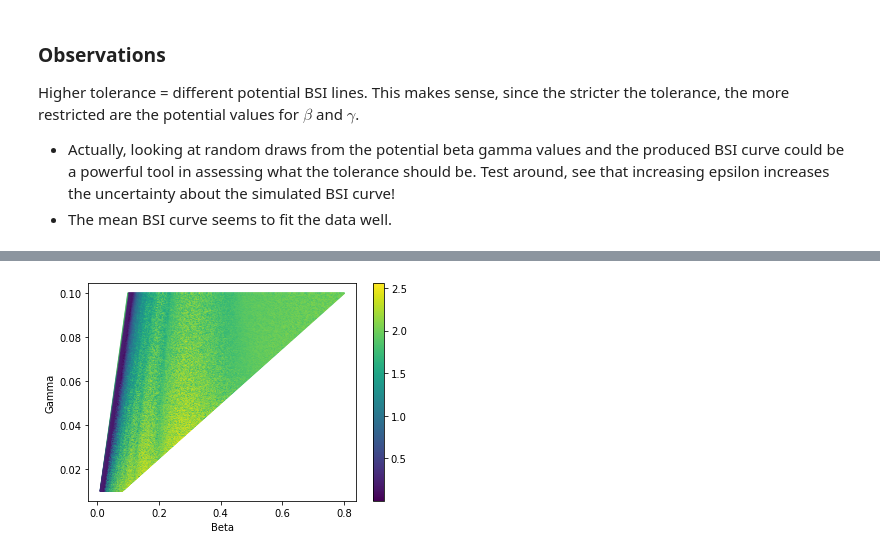
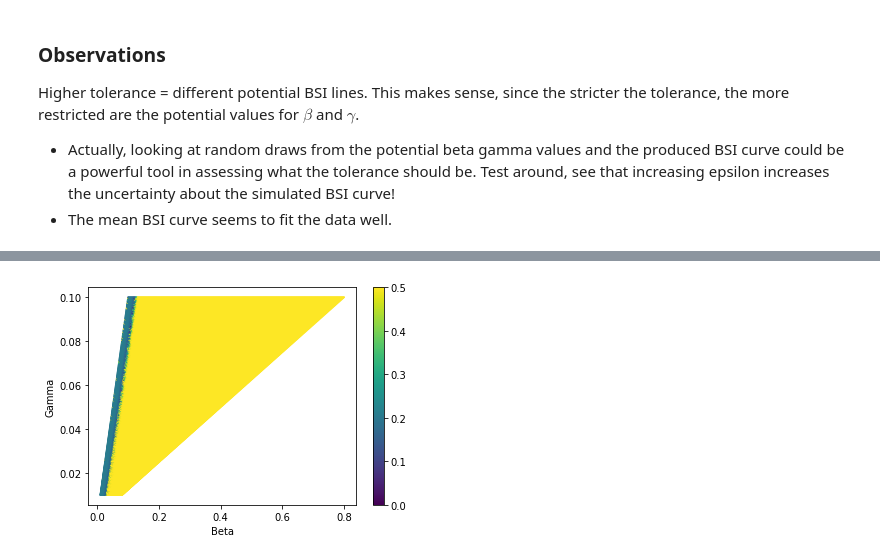
Before and after one commit to fanoja/Ecoli-R0, a Jupyter notebook: grid/grid_visualization.ipynb, the cells around one changed output, grey strips where cells are left out. Cells and saved outputs as stored; diff of their text form; code cells hidden in the pictures.

```diff
--- a/grid/grid_visualization.ipynb
+++ b/grid/grid_visualization.ipynb
@@ -522,6 +506,12 @@ I0 = theta_BSI_A_0*theta_C/(theta_BSI_A_0 + or_hat*theta_BSI - theta_BSI_A_0*or_
 # %%
 # Test this by fitting to real data:
+
+res_root = "grid/res/14_years/"
+import os
+import importlib
 print(os.getcwd())
+os.chdir('/u/50/ojalaf2/unix/Dropbox (Aalto)/Ecoli/')
+
 import grid_params
 importlib.reload(grid_params)
 from grid_params import *
@@ -539,6 +529,7 @@ pop_size = 1000000
 theta_bsi = 0.00001
 res_id = "I0_test"
 obs_data = "NORM"
+n_grid = 250
 
 print(batch_size)
 
@@ -567,6 +558,7 @@ plt.savefig(res_root + "real_BSI_obs_" + res_id + ".pdf", format="pdf", bbox_inc
 Using real data. Dataset: NORM, clade: A
 [figure]
 # %%
+pairs = get_valid_beta_gamma_pairs(n_grid, n_grid)
 dists, summary_dists = get_distance_points(pairs, bsi_obs, sim_pars, [BSI_max, BSI_max_t])
 # %% [output]
 Iter: 0
@@ -644,13 +635,13 @@ print(par1s)
 
 # In addition, show the mean simulation line:
 mean_simseq = SIR_and_BSI_simulator(par1 = np.mean(pairs[np.where(dists< eps)[0],0]), par2 = np.mean(pairs[np.where(dists < eps)[0],1]), nt = sim_pars["n_weeks"], N = sim_pars["pop_size"],\
-                               bsi_pars = bsi_pars, I0 = sim_pars["I0"], is_prop = sim_pars["is_prop"], is_agg = sim_pars["is_agg"],\
+                               bsi_pars = bsi_pars, is_prop = sim_pars["is_prop"], is_agg = sim_pars["is_agg"],\
                                time_period = sim_pars["time_period"], reparam = sim_pars["reparam"], batch_size = sim_pars["batch_size"],\
                                random_state = sim_pars["random_state"])
 
 for i in range(0,n_reps):
     simseq = SIR_and_BSI_simulator(par1 = par1s[i], par2 = par2s[i], nt = sim_pars["n_weeks"], N = sim_pars["pop_size"],\
-                                   bsi_pars = bsi_pars, I0 = sim_pars["I0"], is_prop = sim_pars["is_prop"], is_agg = sim_pars["is_agg"],\
+                                   bsi_pars = bsi_pars, is_prop = sim_pars["is_prop"], is_agg = sim_pars["is_agg"],\
                                    time_period = sim_pars["time_period"], reparam = sim_pars["reparam"], batch_size = sim_pars["batch_size"],\
                                    random_state = sim_pars["random_state"])
 
@@ -661,18 +652,22 @@ plt.plot(np.array(bsi_obs_data), label = "True BSI", color = "orange")
 
 
 plt.legend()
-plt.title(f"Simulated peak, clade {clade}")
+plt.title(f"Simulated and observed BSI, clade {clade}")
 plt.savefig(res_root + "incidence_results_I0_test" + ".pdf", format="pdf", bbox_inches="tight")
+plt.xlabel("Year")
+plt.ylabel("Proportion of population")
 plt.show()
 
 # also include the SIR curve representing the colonization proportion - mean value:
 from cluster.scripts.SIR_functions import SIR, prop_to_nSIR
 colseq = SIR(par1 = np.mean(pairs[np.where(dists< eps)[0],0]), par2 = np.mean(pairs[np.where(dists< eps)[0],1]),\
-             nt = sim_pars["n_weeks"], N = sim_pars["pop_size"], I0 = sim_pars["I0"], reparam = sim_pars["reparam"],\
+             nt = sim_pars["n_weeks"], N = sim_pars["pop_size"],reparam = sim_pars["reparam"],\
              batch_size = sim_pars["batch_size"], random_state = sim_pars["random_state"])
 
 #print(colseq)
 plt.plot(colseq[1][0], label = f"Mean colonization", color = "red")
 plt.title(f"Colonization by clade {clade}")
+plt.xlabel("Week")
+plt.ylabel("Proportion of population")
 plt.show()
 # %% [output]
@@ -742,16 +737,8 @@ plt.plot(bsi_obs)
 plt.title(f"Real BSI clade: {clade}, dataset: {obs_data}")
 plt.savefig(res_root + "real_BSI_obs_" + res_id + ".pdf", format="pdf", bbox_inches="tight")
 
-theta_bsi_a_0 = bsi_obs.iloc[0]/pop_size # note! Incidence data! Need to divide by the population size to get theta_bsi_a!
 
-
-or_hat = get_OR_hat(bsi_pars["or_data"], clade = bsi_pars["clade"], dataset = bsi_pars["dataset"], batch_size = sim_pars["batch_size"], random_state = sim_pars["random_state"])[0]
-I0 = (theta_bsi_a_0*bsi_pars["theta_c"]/(theta_bsi_a_0 + or_hat*bsi_pars["theta_bsi"] - theta_bsi_a_0*or_hat))*sim_pars["pop_size"] # this should be in individuals, not proportions!
-print(f"I0 is {I0}")
-sim_pars["I0"] = I0
-
-
-dists, summary_dists = get_distance_points(pairs, bsi_obs, sim_pars, [BSI_max, BSI_max_t])
+dists_c1, summary_dists = get_distance_points(pairs, bsi_obs, sim_pars, [BSI_max, BSI_max_t])
 # %% [output]
 Using real data. Dataset: NORM, clade: C1
 [figure]
@@ -846,5 +845,5 @@ True parameters (for synthetic data): beta = None, gamma = None
 # %%
-scatter_distance_points(pairs[:,0], pairs[:,1], dists, true_beta = true_par1, true_gamma = true_par2,\
+scatter_distance_points(pairs[:,0], pairs[:,1], dists_c1, true_beta = true_par1, true_gamma = true_par2,\
                         save = False, filename = res_root + "grid_scatter_test.pdf", cutoff_upper = 0.5, cutoff_lower = 0)
 # %% [output]
-[figure, old version]
+[figure, new version]
```
Also changed, not shown: parts of 13 cells of this notebook, 2 other files.
